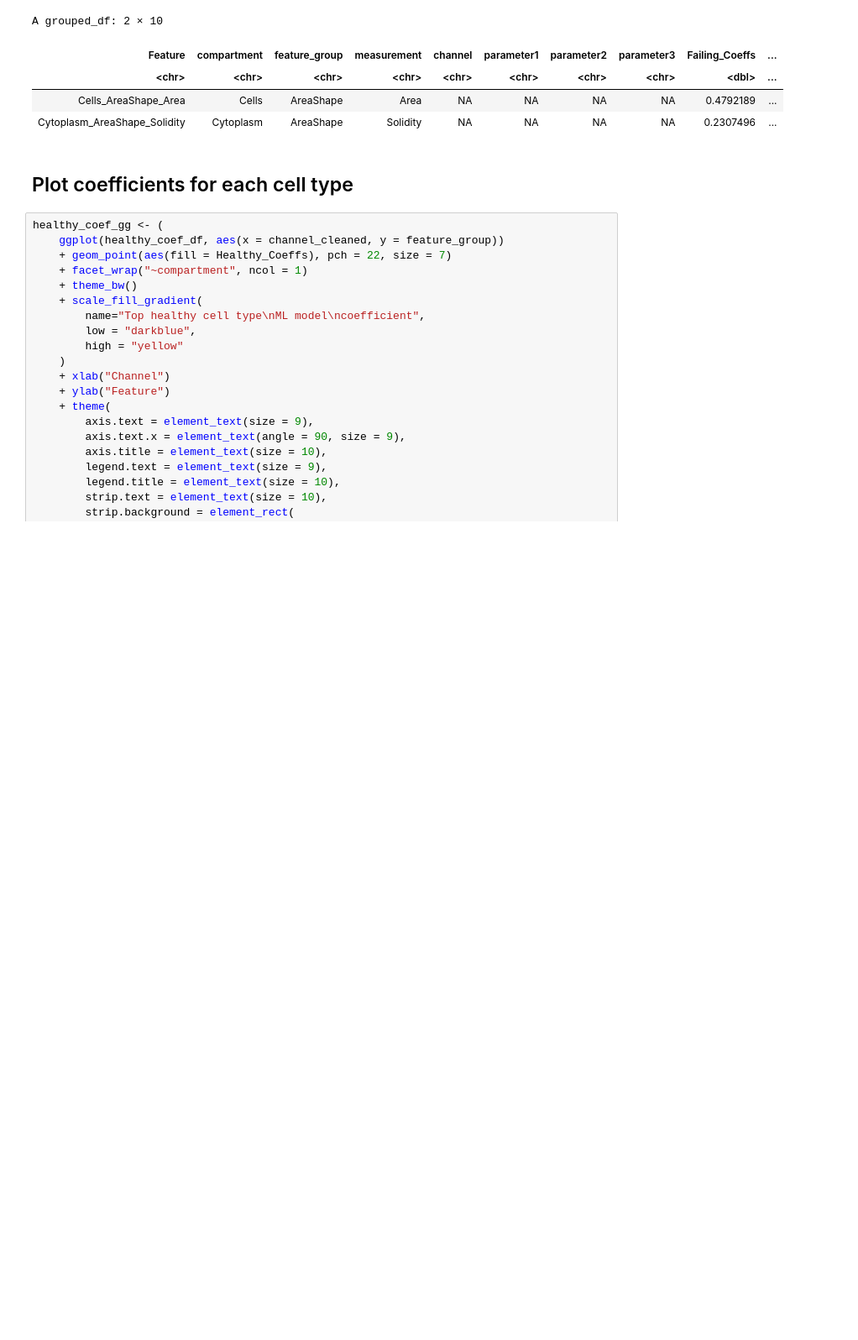
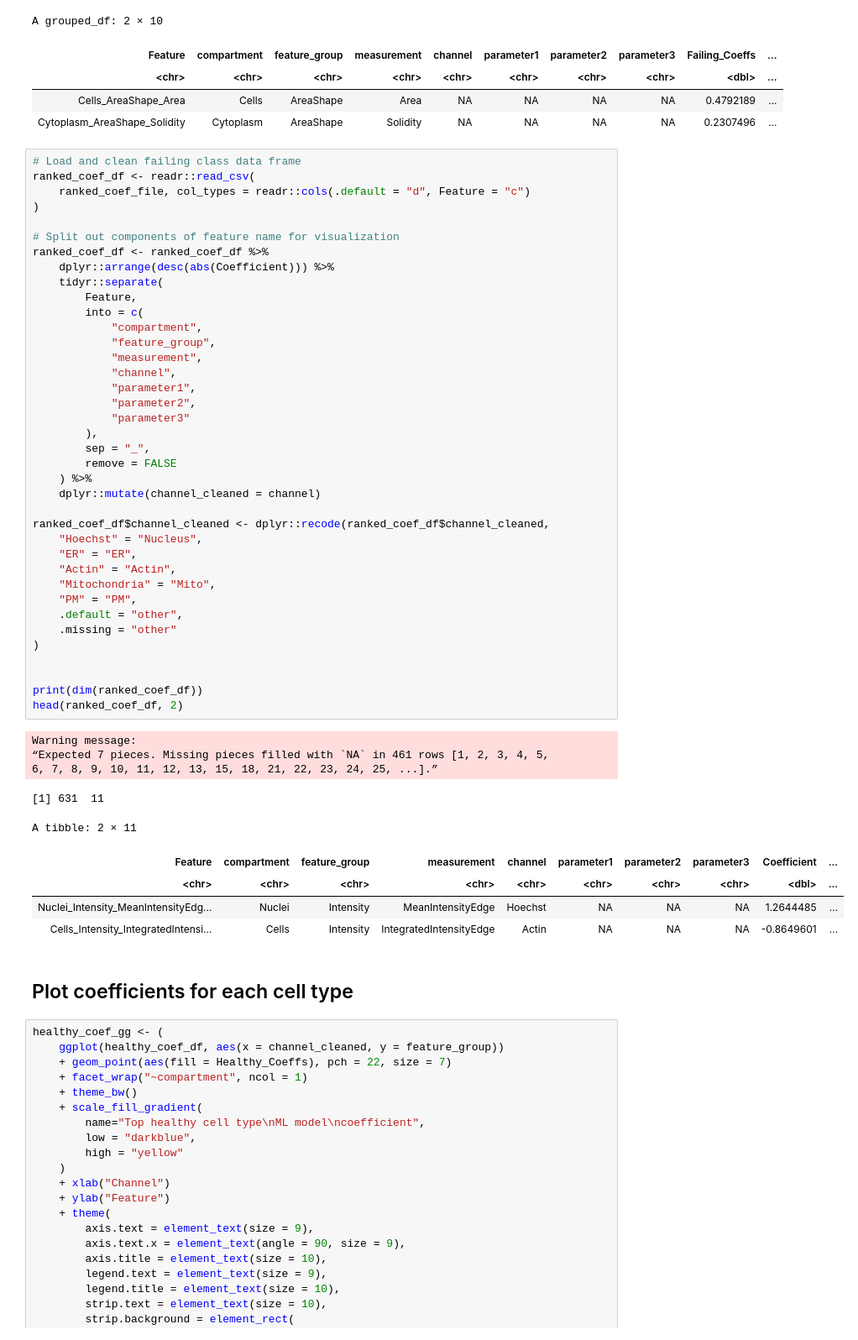
Before and after one commit to WayScience/cellpainting_predicts_cardiac_fibrosis, a Jupyter notebook: 5.machine_learning/3.visualize_model_coef.ipynb, the cells around one changed output. Shown at 84% size. Saved outputs shown, nothing was run; the diff lists cells and outputs as text; blank space fills up the shorter version.

```diff
--- a/5.machine_learning/3.visualize_model_coef.ipynb
+++ b/5.machine_learning/3.visualize_model_coef.ipynb
@@ -147,6 +160,54 @@ A grouped_df: 2 × 10
 | <chr> | <chr> | <chr> | <chr> | <chr> | <chr> | <chr> | <chr> | <dbl> | ... |
 | Cells_AreaShape_Area | Cells | AreaShape | Area | NA | NA | NA | NA | 0.4792189 | ... |
 | Cytoplasm_AreaShape_Solidity | Cytoplasm | AreaShape | Solidity | NA | NA | NA | NA | 0.2307496 | ... |
+# %%
+# Load and clean failing class data frame
+ranked_coef_df <- readr::read_csv(
+    ranked_coef_file, col_types = readr::cols(.default = "d", Feature = "c")
+)
+
+# Split out components of feature name for visualization
+ranked_coef_df <- ranked_coef_df %>%
+    dplyr::arrange(desc(abs(Coefficient))) %>%
+    tidyr::separate(
+        Feature,
+        into = c(
+            "compartment",
+            "feature_group",
+            "measurement",
+            "channel",
+            "parameter1",
+            "parameter2",
+            "parameter3"
+        ),
+        sep = "_",
+        remove = FALSE
+    ) %>%
+    dplyr::mutate(channel_cleaned = channel)
+
+ranked_coef_df$channel_cleaned <- dplyr::recode(ranked_coef_df$channel_cleaned,
+    "Hoechst" = "Nucleus",
+    "ER" = "ER",
+    "Actin" = "Actin",
+    "Mitochondria" = "Mito",
+    "PM" = "PM",
+    .default = "other",
+    .missing = "other"
+)
+
+
+print(dim(ranked_coef_df))
+head(ranked_coef_df, 2)
+# %% [output]
+Warning message:
+“Expected 7 pieces. Missing pieces filled with `NA` in 461 rows [1, 2, 3, 4, 5,
+6, 7, 8, 9, 10, 11, 12, 13, 15, 18, 21, 22, 23, 24, 25, ...].”
+[1] 631  11
+A tibble: 2 × 11
+| Feature | compartment | feature_group | measurement | channel | parameter1 | parameter2 | parameter3 | Coefficient | ... |
+| <chr> | <chr> | <chr> | <chr> | <chr> | <chr> | <chr> | <chr> | <dbl> | ... |
+| Nuclei_Intensity_MeanIntensityEdg... | Nuclei | Intensity | MeanIntensityEdge | Hoechst | NA | NA | NA | 1.2644485 | ... |
+| Cells_Intensity_IntegratedIntensi... | Cells | Intensity | IntegratedIntensityEdge | Actin | NA | NA | NA | -0.8649601 | ... |
 # %% [markdown]
 ## Plot coefficients for each cell type
 # %%
```
Also changed, not shown: parts of 5 cells of this notebook, 7 other files.
